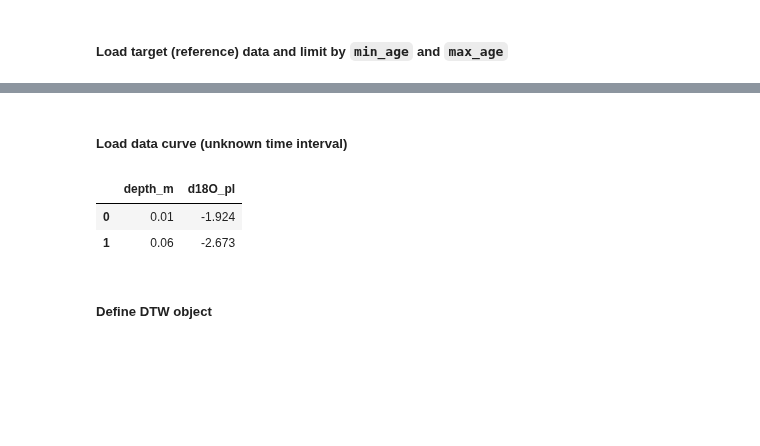
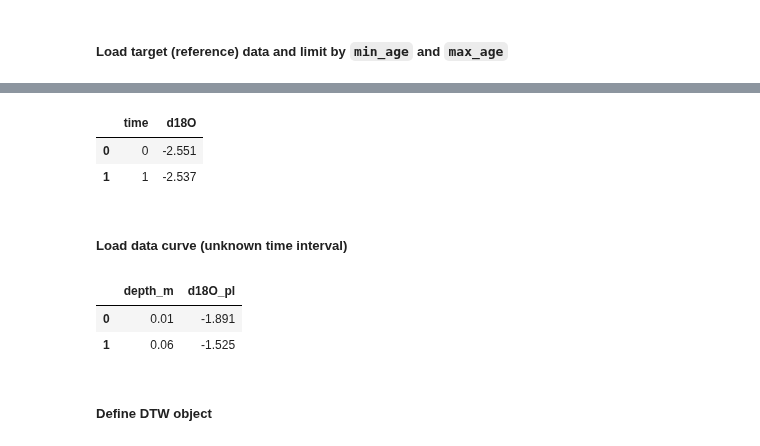
Before and after one commit to andreas-paul/dtw, a Jupyter notebook: src/main-analysis.ipynb, the cells around one changed output, grey strips where cells are left out. Cells and saved outputs as stored; diff of their text form; code cells hidden in the pictures; blank space fills up the shorter version.

```diff
--- a/src/main-analysis.ipynb
+++ b/src/main-analysis.ipynb
@@ -54,12 +56,19 @@ target.head(2)
+# %%
+target.head(2)
+# %% [output]
+|  | time | d18O |
+| 0 | 0 | -2.551 |
+| 1 | 1 | -2.537 |
 # %% [markdown]
 ##### Load data curve (unknown time interval)
 # %%
-data = pd.read_csv(f'../data/core_1100_d18O_pl.csv', skip_blank_lines=True)
+# data = pd.read_csv(f'../data/core_1100_d18O_pl.csv', skip_blank_lines=True)
+data = pd.read_csv(f'../data/core_1150_d18O_pl.csv', skip_blank_lines=True)
 data.head(2)
 # %% [output]
 |  | depth_m | d18O_pl |
-| 0 | 0.01 | -1.924 |
-| 1 | 0.06 | -2.673 |
+| 0 | 0.01 | -1.891 |
+| 1 | 0.06 | -1.525 |
 # %% [markdown]
 ##### Define DTW object
 # %%
```
Also changed, not shown: parts of 19 cells of this notebook, 2 other files.
